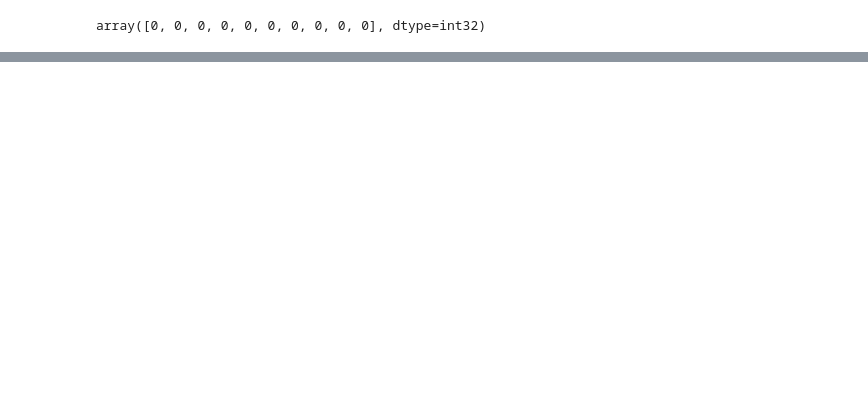
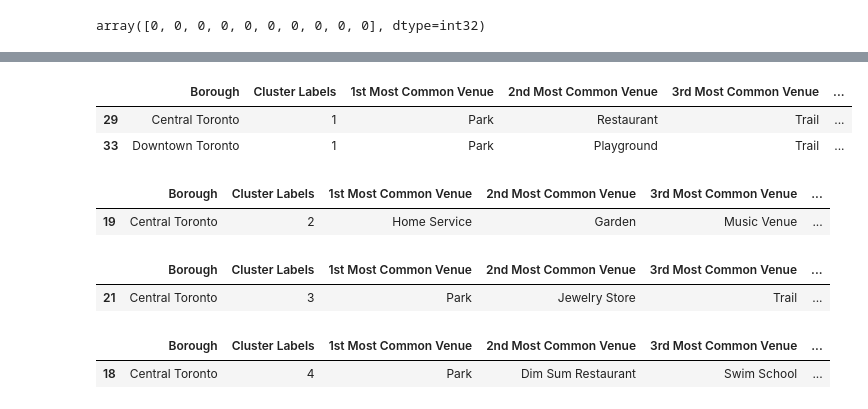
Before and after one commit to nabajana/Coursera_Capstone, a Jupyter notebook: Segmenting and Clustering Neighborhood.ipynb, the cells around one changed output, grey strips where cells are left out. Cells and saved outputs as stored; diff of their text form; code cells hidden in the pictures; blank space fills up the shorter version.

```diff
--- a/Segmenting and Clustering Neighborhood.ipynb
+++ b/Segmenting and Clustering Neighborhood.ipynb
@@ -382,0 +406,25 @@ map_clusters
+# %%
+#Cluster 2
+toronto_merged.loc[toronto_merged['Cluster Labels'] == 1, toronto_merged.columns[[1] + list(range(5, toronto_merged.shape[1]))]]
+# %% [output]
+|  | Borough | Cluster Labels | 1st Most Common Venue | 2nd Most Common Venue | 3rd Most Common Venue | ... |
+| 29 | Central Toronto | 1 | Park | Restaurant | Trail | ... |
+| 33 | Downtown Toronto | 1 | Park | Playground | Trail | ... |
+# %%
+#Cluster 3
+toronto_merged.loc[toronto_merged['Cluster Labels'] == 2, toronto_merged.columns[[1] + list(range(5, toronto_merged.shape[1]))]]
+# %% [output]
+|  | Borough | Cluster Labels | 1st Most Common Venue | 2nd Most Common Venue | 3rd Most Common Venue | ... |
+| 19 | Central Toronto | 2 | Home Service | Garden | Music Venue | ... |
+# %%
+#Cluster 4
+toronto_merged.loc[toronto_merged['Cluster Labels'] == 3, toronto_merged.columns[[1] + list(range(5, toronto_merged.shape[1]))]]
+# %% [output]
+|  | Borough | Cluster Labels | 1st Most Common Venue | 2nd Most Common Venue | 3rd Most Common Venue | ... |
+| 21 | Central Toronto | 3 | Park | Jewelry Store | Trail | ... |
+# %%
+#Cluster 5
+toronto_merged.loc[toronto_merged['Cluster Labels'] == 4, toronto_merged.columns[[1] + list(range(5, toronto_merged.shape[1]))]]
+# %% [output]
+|  | Borough | Cluster Labels | 1st Most Common Venue | 2nd Most Common Venue | 3rd Most Common Venue | ... |
+| 18 | Central Toronto | 4 | Park | Dim Sum Restaurant | Swim School | ... |
```
Also changed, not shown: parts of 2 cells of this notebook.
